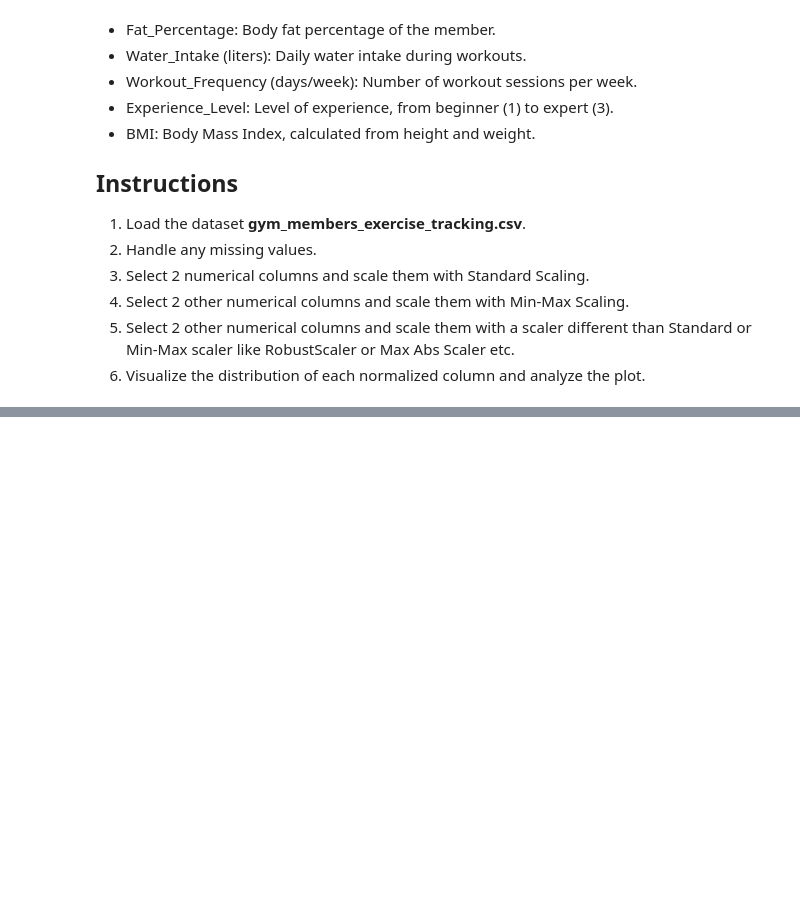
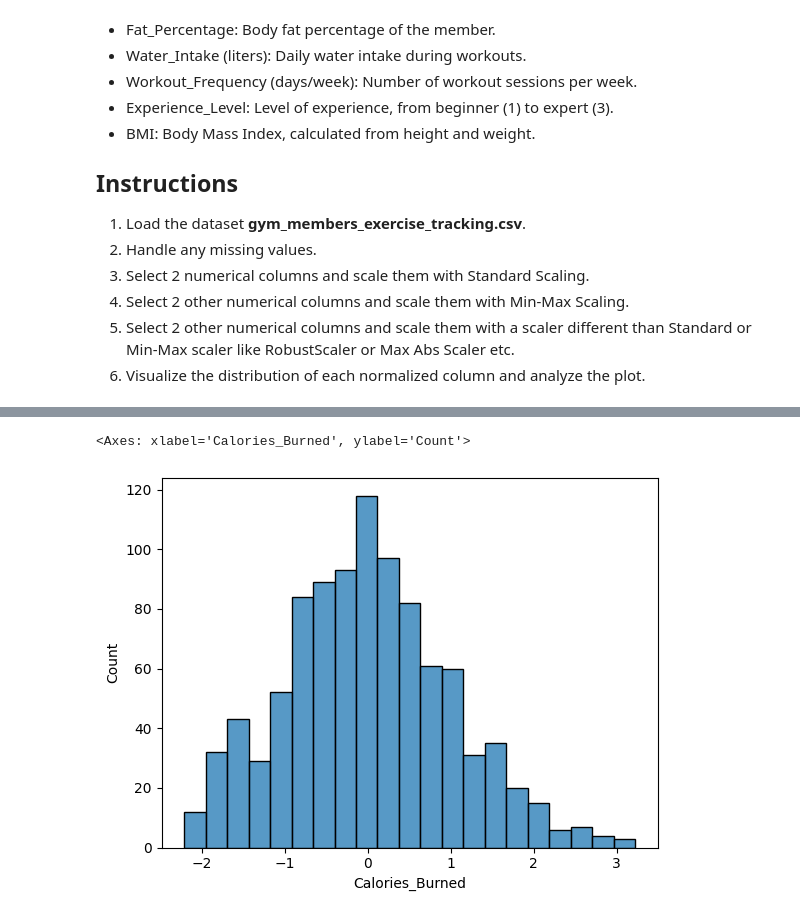
Before and after one commit to ULabanieh/CLA-Bootcamp, a Jupyter notebook: Guided Practices & Homeworks/GP5 - Data Normalization and Scaling.ipynb, the cells around one changed output, grey strips where cells are left out. Cells and saved outputs as stored; diff of their text form; code cells hidden in the pictures; blank space fills up the shorter version.

```diff
--- a/Guided Practices & Homeworks/GP5 - Data Normalization and Scaling.ipynb
+++ b/Guided Practices & Homeworks/GP5 - Data Normalization and Scaling.ipynb
@@ -377,0 +461,7 @@ Abs Scaler etc.
+# %%
+import seaborn as sns
+column2 = gym['Calories_Burned']
+sns.histplot(data=gym, x=column2)
+# %% [output]
+<Axes: xlabel='Calories_Burned', ylabel='Count'>
+[figure, added]
```
Also changed, not shown: parts of 15 cells of this notebook, 3 other files.
